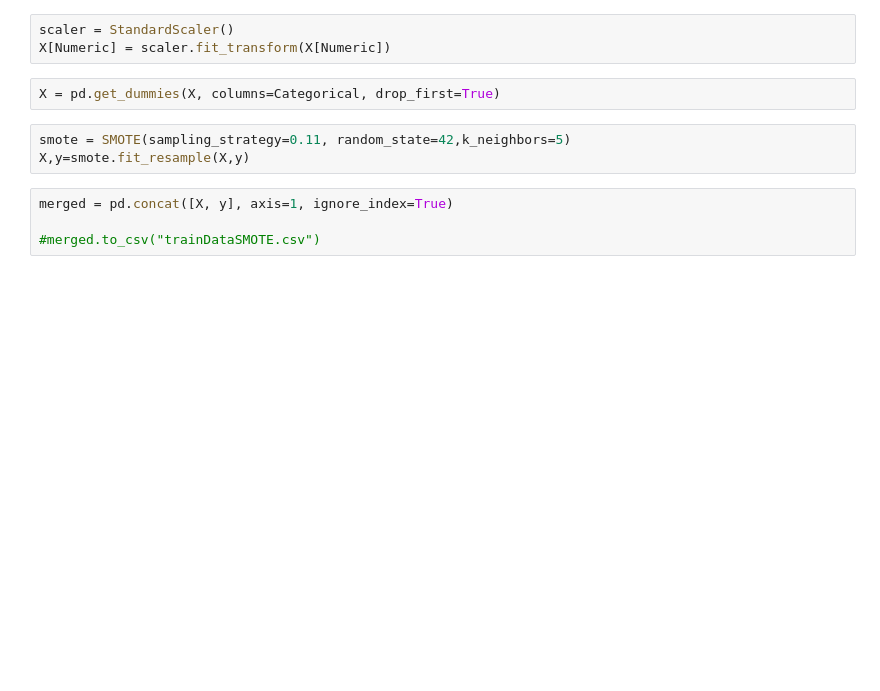
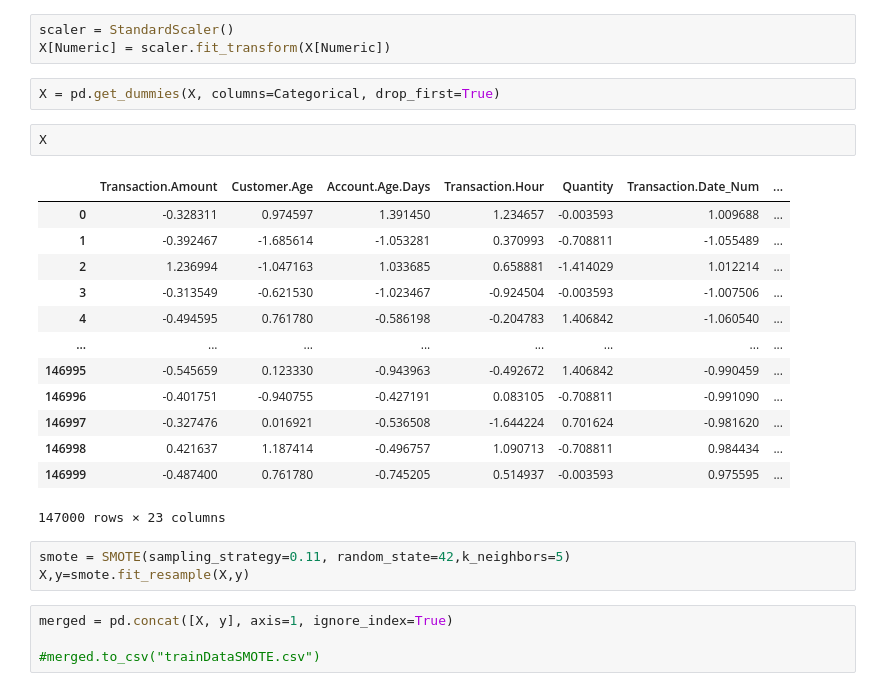
Before and after one commit to andrzejewskimaciej/ML_Intro_Projects, a Jupyter notebook: FE&SMOTE.ipynb, the cells around one changed output. Saved outputs shown, nothing was run; the diff lists cells and outputs as text; blank space fills up the shorter version.

```diff
--- a/FE&SMOTE.ipynb
+++ b/FE&SMOTE.ipynb
@@ -37,6 +44,22 @@ scaler = StandardScaler()
 X[Numeric] = scaler.fit_transform(X[Numeric])
 # %%
 X = pd.get_dummies(X, columns=Categorical, drop_first=True)
+# %%
+X
+# %% [output]
+|  | Transaction.Amount | Customer.Age | Account.Age.Days | Transaction.Hour | Quantity | Transaction.Date_Num | ... |
+| 0 | -0.328311 | 0.974597 | 1.391450 | 1.234657 | -0.003593 | 1.009688 | ... |
+| 1 | -0.392467 | -1.685614 | -1.053281 | 0.370993 | -0.708811 | -1.055489 | ... |
+| 2 | 1.236994 | -1.047163 | 1.033685 | 0.658881 | -1.414029 | 1.012214 | ... |
+| 3 | -0.313549 | -0.621530 | -1.023467 | -0.924504 | -0.003593 | -1.007506 | ... |
+| 4 | -0.494595 | 0.761780 | -0.586198 | -0.204783 | 1.406842 | -1.060540 | ... |
+| ... | ... | ... | ... | ... | ... | ... | ... |
+| 146995 | -0.545659 | 0.123330 | -0.943963 | -0.492672 | 1.406842 | -0.990459 | ... |
+| 146996 | -0.401751 | -0.940755 | -0.427191 | 0.083105 | -0.708811 | -0.991090 | ... |
+| 146997 | -0.327476 | 0.016921 | -0.536508 | -1.644224 | 0.701624 | -0.981620 | ... |
+| 146998 | 0.421637 | 1.187414 | -0.496757 | 1.090713 | -0.708811 | 0.984434 | ... |
+| 146999 | -0.487400 | 0.761780 | -0.745205 | 0.514937 | -0.003593 | 0.975595 | ... |
+147000 rows × 23 columns
 # %%
 smote = SMOTE(sampling_strategy=0.11, random_state=42,k_neighbors=5)
 X,y=smote.fit_resample(X,y)
```
Also changed, not shown: parts of 15 cells of this notebook, 3 other files.
